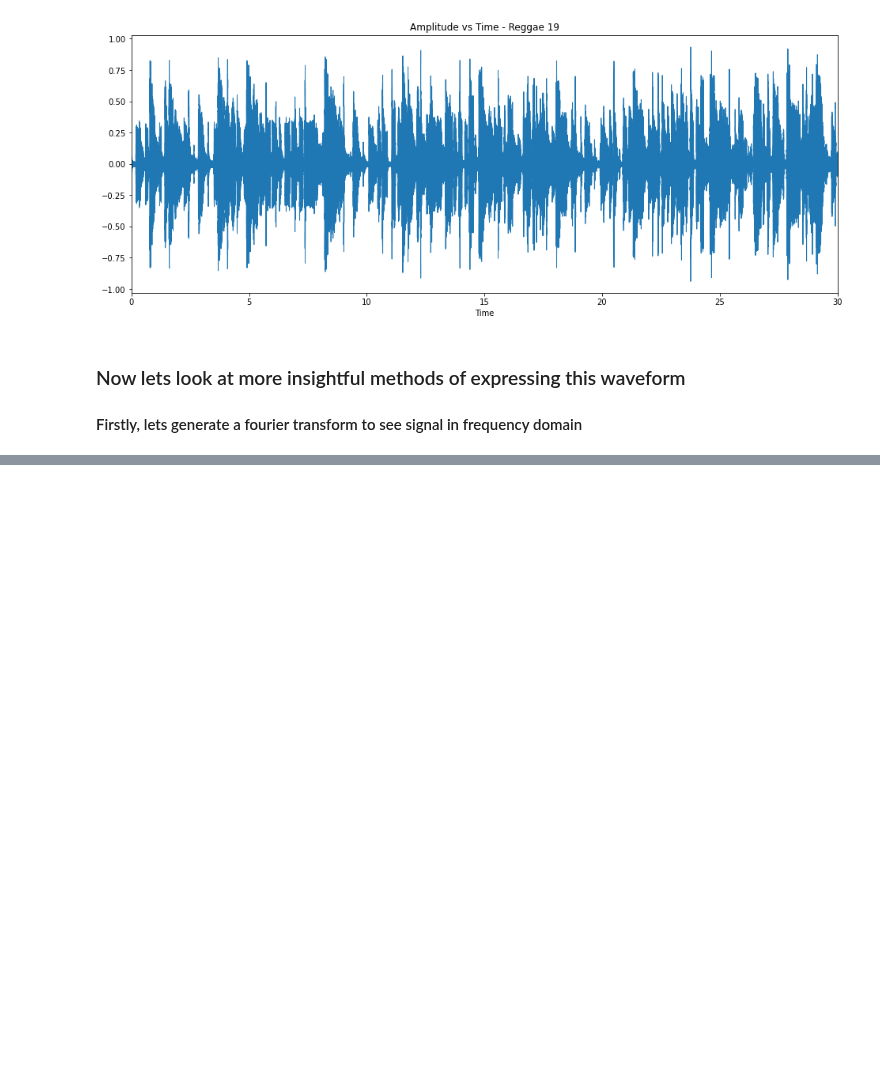
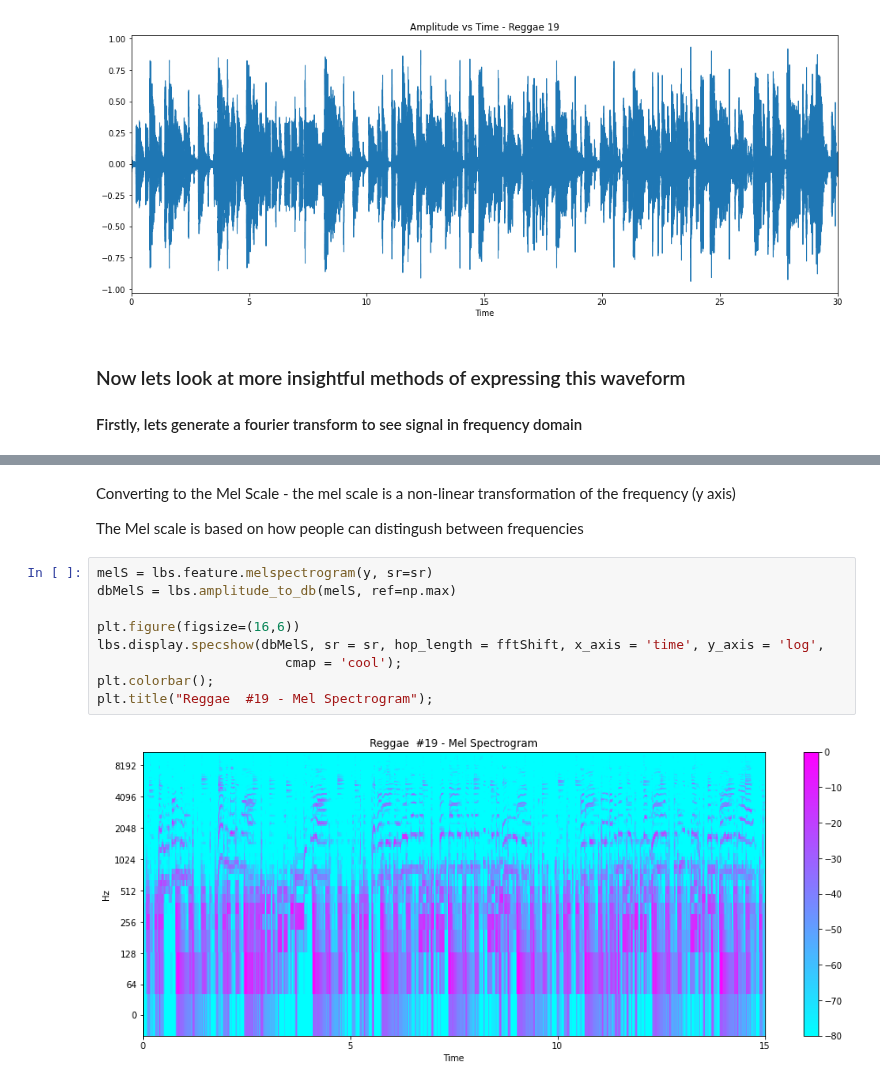
Before and after one commit to nalderman19/AudioAnalysisProject, a Jupyter notebook: audiofilefun.ipynb, the cells around one changed output, grey strips where cells are left out. Drawn from its saved outputs; the diff is of its cells as text; blank space fills up the shorter version.

```diff
--- a/audiofilefun.ipynb
+++ b/audiofilefun.ipynb
@@ -58,0 +89,15 @@ plt.xlim([0,30]);
+# %% [markdown]
+Converting to the Mel Scale - the mel scale is a non-linear transformation of the frequency (y axis)
+
+The Mel scale is based on how people can distingush between frequencies
+# %%
+melS = lbs.feature.melspectrogram(y, sr=sr)
+dbMelS = lbs.amplitude_to_db(melS, ref=np.max)
+
+plt.figure(figsize=(16,6))
+lbs.display.specshow(dbMelS, sr = sr, hop_length = fftShift, x_axis = 'time', y_axis = 'log',
+                        cmap = 'cool');
+plt.colorbar();
+plt.title("Reggae  #19 - Mel Spectrogram");
+# %% [output]
+[figure, added]
```
Also changed, not shown: parts of 12 cells of this notebook.
